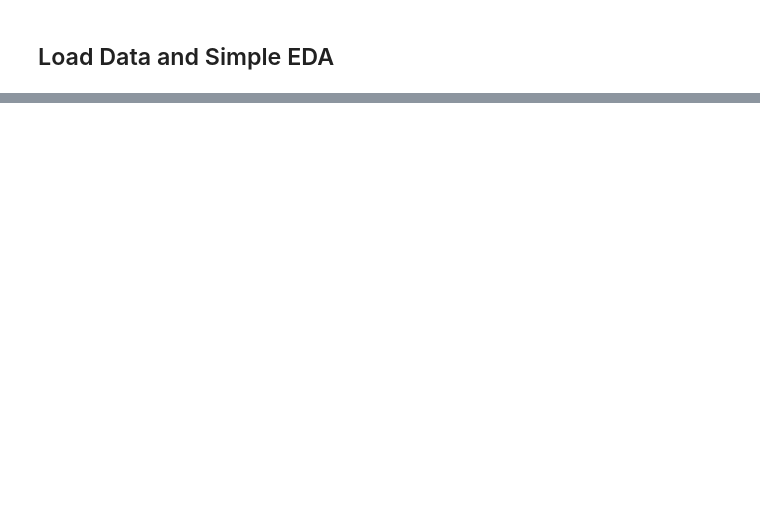
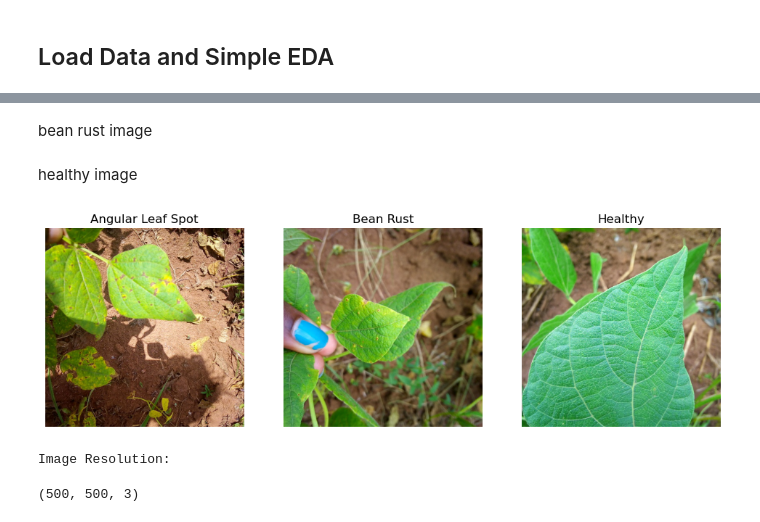
Before and after one commit to ryanpram/bean-leaf-lesions-classification, a Jupyter notebook: Exploration Notebook.ipynb, the cells around one changed output, grey strips where cells are left out. Cells and saved outputs as stored; diff of their text form; code cells hidden in the pictures; blank space fills up the shorter version.

Commit message:
Finished load img and simple EDA

```diff
--- a/Exploration Notebook.ipynb
+++ b/Exploration Notebook.ipynb
@@ -15,0 +73,45 @@ ModuleNotFoundError: No module named 'tensorflow'
+# %%
+angular_train_dir_path = './data/train/angular_leaf_spot'
+name = 'angular_leaf_spot_train.0.jpg'
+fullname = f'{angular_train_dir_path}/{name}'
+img_angular = load_img(fullname)
+# %% [markdown]
+bean rust image
+# %%
+bean_rust_train_dir_path = './data/train/bean_rust'
+name = 'bean_rust_train.0.jpg'
+fullname = f'{bean_rust_train_dir_path}/{name}'
+img_bean_rust = load_img(fullname)
+# %% [markdown]
+healthy image
+# %%
+healthy_train_dir_path = './data/train/healthy'
+name = 'healthy_train.0.jpg'
+fullname = f'{healthy_train_dir_path}/{name}'
+img_healthy = load_img(fullname)
+# %%
+fig, axes = plt.subplots(1, 3, figsize=(12, 4))
+
+axes[0].imshow(img_angular)
+axes[0].set_title("Angular Leaf Spot")
+axes[0].axis("off")
+
+axes[1].imshow(img_bean_rust)
+axes[1].set_title("Bean Rust")
+axes[1].axis("off")
+
+axes[2].imshow(img_healthy)
+axes[2].set_title("Healthy")
+axes[2].axis("off")
+
+plt.show()
+# %% [output]
+[figure, added]
+# %%
+img = load_img(fullname)
+x = np.array(img)
+print("Image Resolution:")
+x.shape
+# %% [output]
+Image Resolution:
+(500, 500, 3)
```
Also changed, not shown: parts of 17 cells of this notebook.
